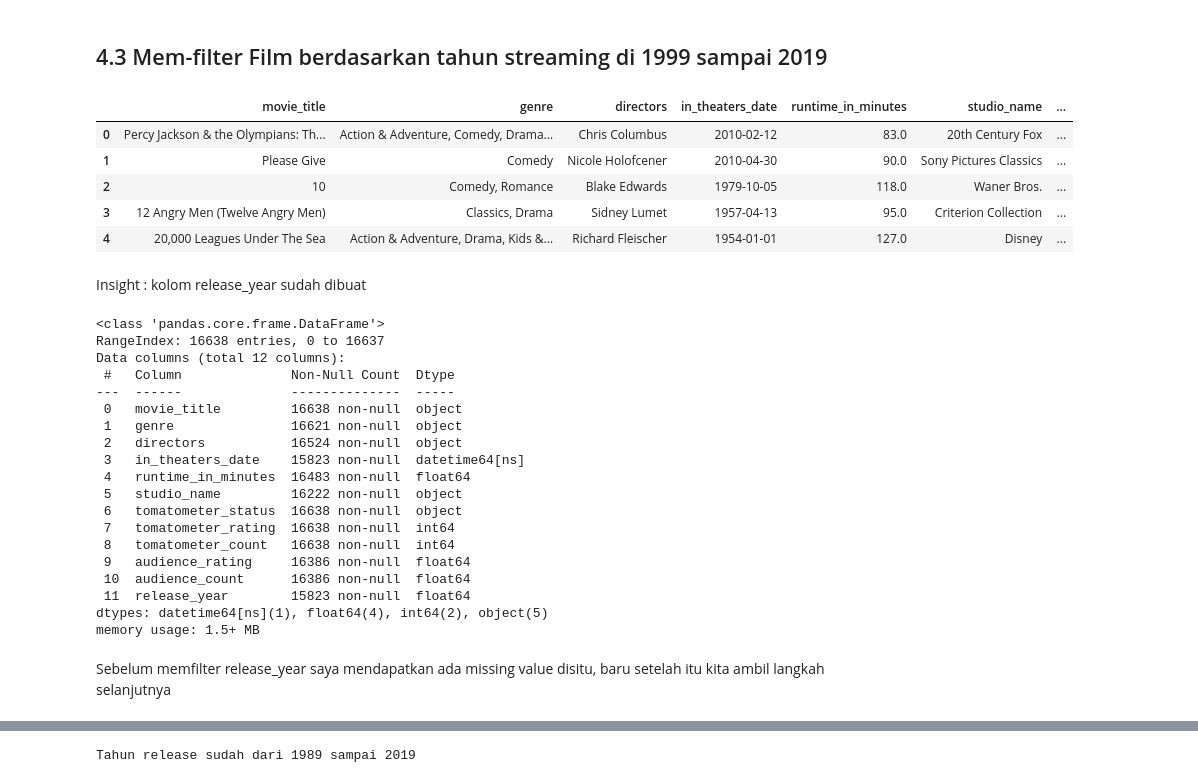
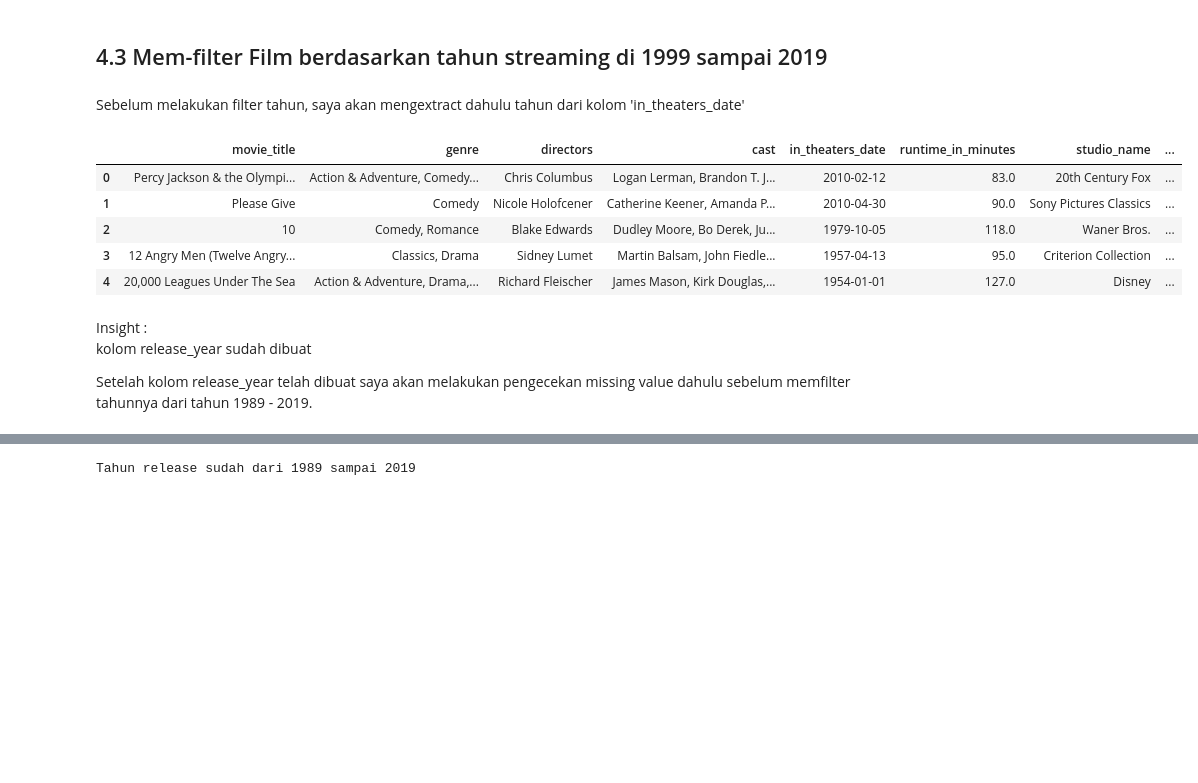
Before and after one commit to HbbSiregar/StreamWise, a Jupyter notebook: StreamWise.ipynb, the cells around one changed output, grey strips where cells are left out. Drawn from its saved outputs; the diff is of its cells as text; code cells hidden in the pictures; blank space fills up the shorter version.

```diff
--- a/StreamWise.ipynb
+++ b/StreamWise.ipynb
@@ -192,41 +194,22 @@ Insight :
 Dari info dataframe di atas, tipe data kolom in_theaters_date **telah berubah** dari **"object"** menjadi **"datetime"**
 # %% [markdown]
 ## 4.3 Mem-filter Film berdasarkan tahun streaming di 1999 sampai 2019
+# %% [markdown]
+Sebelum melakukan filter tahun, saya akan mengextract dahulu tahun dari kolom 'in_theaters_date'
 # %%
-'''Mengextract year dari in_theaters_date'''
+# Mengextract tahun dari release year
 df_v2['release_year'] = df_v2['in_theaters_date'].dt.year
-'''Melihat hasil extract'''
+# Melihat hasil extract
 df_v2.head(5)
 # %% [output]
-|  | movie_title | genre | directors | in_theaters_date | runtime_in_minutes | studio_name | ... |
-| 0 | Percy Jackson & the Olympians: Th... | Action & Adventure, Comedy, Drama... | Chris Columbus | 2010-02-12 | 83.0 | 20th Century Fox | ... |
-| 1 | Please Give | Comedy | Nicole Holofcener | 2010-04-30 | 90.0 | Sony Pictures Classics | ... |
-| 2 | 10 | Comedy, Romance | Blake Edwards | 1979-10-05 | 118.0 | Waner Bros. | ... |
-| 3 | 12 Angry Men (Twelve Angry Men) | Classics, Drama | Sidney Lumet | 1957-04-13 | 95.0 | Criterion Collection | ... |
-| 4 | 20,000 Leagues Under The Sea | Action & Adventure, Drama, Kids &... | Richard Fleischer | 1954-01-01 | 127.0 | Disney | ... |
+|  | movie_title | genre | directors | cast | in_theaters_date | runtime_in_minutes | studio_name | ... |
+| 0 | Percy Jackson & the Olympi... | Action & Adventure, Comedy... | Chris Columbus | Logan Lerman, Brandon T. J... | 2010-02-12 | 83.0 | 20th Century Fox | ... |
+| 1 | Please Give | Comedy | Nicole Holofcener | Catherine Keener, Amanda P... | 2010-04-30 | 90.0 | Sony Pictures Classics | ... |
+| 2 | 10 | Comedy, Romance | Blake Edwards | Dudley Moore, Bo Derek, Ju... | 1979-10-05 | 118.0 | Waner Bros. | ... |
+| 3 | 12 Angry Men (Twelve Angry... | Classics, Drama | Sidney Lumet | Martin Balsam, John Fiedle... | 1957-04-13 | 95.0 | Criterion Collection | ... |
+| 4 | 20,000 Leagues Under The Sea | Action & Adventure, Drama,... | Richard Fleischer | James Mason, Kirk Douglas,... | 1954-01-01 | 127.0 | Disney | ... |
 # %% [markdown]
-Insight : kolom release_year sudah dibuat
+Insight :
+kolom release_year sudah dibuat
+
+Setelah kolom release_year telah dibuat saya akan melakukan pengecekan missing value dahulu sebelum memfilter tahunnya dari tahun 1989 - 2019.
-# %%
-df_v2.info()
-# %% [output]
-<class 'pandas.core.frame.DataFrame'>
-RangeIndex: 16638 entries, 0 to 16637
-Data columns (total 12 columns):
- #   Column              Non-Null Count  Dtype
----  ------              --------------  -----
- 0   movie_title         16638 non-null  object
- 1   genre               16621 non-null  object
- 2   directors           16524 non-null  object
- 3   in_theaters_date    15823 non-null  datetime64[ns]
- 4   runtime_in_minutes  16483 non-null  float64
- 5   studio_name         16222 non-null  object
- 6   tomatometer_status  16638 non-null  object
- 7   tomatometer_rating  16638 non-null  int64
- 8   tomatometer_count   16638 non-null  int64
- 9   audience_rating     16386 non-null  float64
- 10  audience_count      16386 non-null  float64
- 11  release_year        15823 non-null  float64
-dtypes: datetime64[ns](1), float64(4), int64(2), object(5)
-memory usage: 1.5+ MB
-# %% [markdown]
-Sebelum memfilter release_year saya mendapatkan ada missing value disitu, baru setelah itu kita ambil langkah selanjutnya
```
Also changed, not shown: parts of 27 cells of this notebook, 1 other file.
